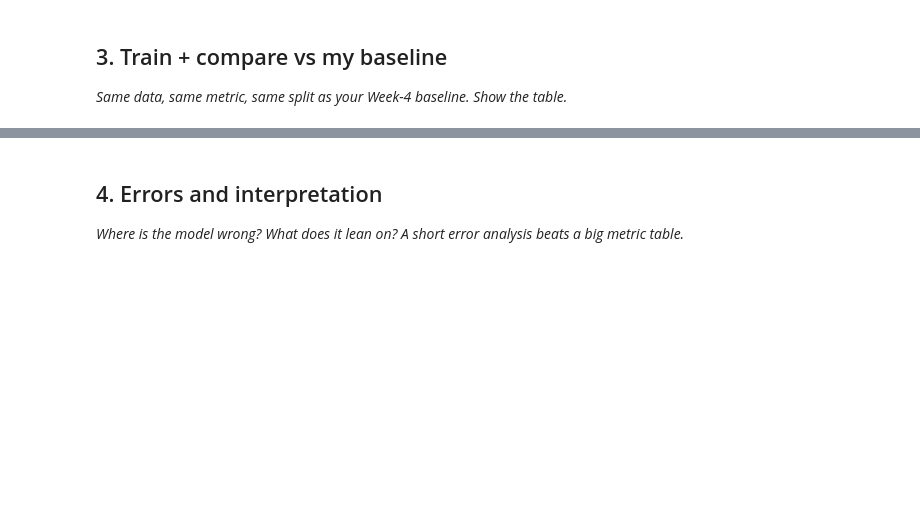
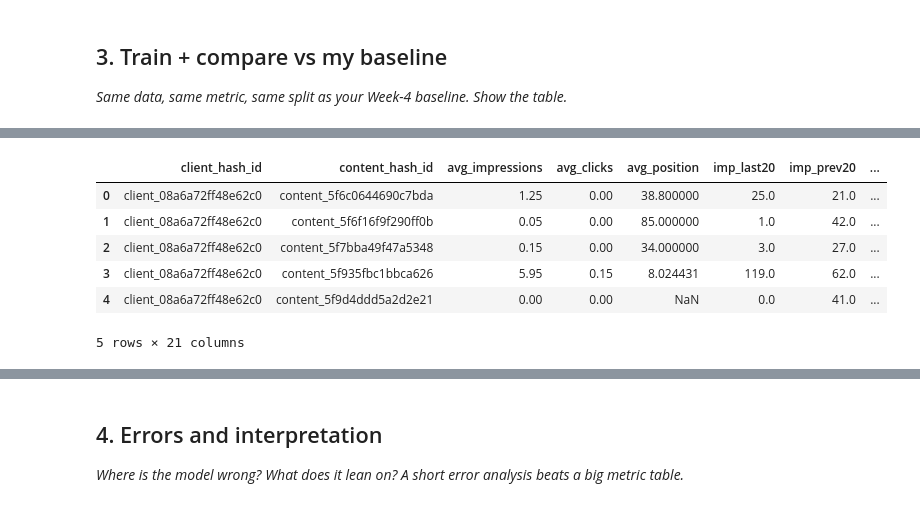
Before and after one commit to 133Haseeb/MLflyrankhaseeb, a Jupyter notebook: work/notebooks/w05_model.ipynb, the cells around one changed output, grey strips where cells are left out. Cells and saved outputs as stored; diff of their text form; code cells hidden in the pictures; blank space fills up the shorter version.

```diff
--- a/work/notebooks/w05_model.ipynb
+++ b/work/notebooks/w05_model.ipynb
@@ -191,0 +221,31 @@ The baseline provides a simple starting point, while the machine learning model
+# %%
+import numpy as np
+
+features["needs_refresh"] = np.where(
+
+features["imp_last20"] <
+0.80 * features["imp_prev20"],
+
+1,
+
+0
+
+)
+
+features["ctr"] = (
+
+features["clicks_last20"] /
+
+features["imp_last20"].replace(0,np.nan)
+
+)
+
+features.head()
+# %% [output]
+|  | client_hash_id | content_hash_id | avg_impressions | avg_clicks | avg_position | imp_last20 | imp_prev20 | ... |
+| 0 | client_08a6a72ff48e62c0 | content_5f6c0644690c7bda | 1.25 | 0.00 | 38.800000 | 25.0 | 21.0 | ... |
+| 1 | client_08a6a72ff48e62c0 | content_5f6f16f9f290ff0b | 0.05 | 0.00 | 85.000000 | 1.0 | 42.0 | ... |
+| 2 | client_08a6a72ff48e62c0 | content_5f7bba49f47a5348 | 0.15 | 0.00 | 34.000000 | 3.0 | 27.0 | ... |
+| 3 | client_08a6a72ff48e62c0 | content_5f935fbc1bbca626 | 5.95 | 0.15 | 8.024431 | 119.0 | 62.0 | ... |
+| 4 | client_08a6a72ff48e62c0 | content_5f9d4ddd5a2d2e21 | 0.00 | 0.00 | NaN | 0.0 | 41.0 | ... |
+5 rows × 21 columns
```
Also changed, not shown: parts of 11 cells of this notebook.
